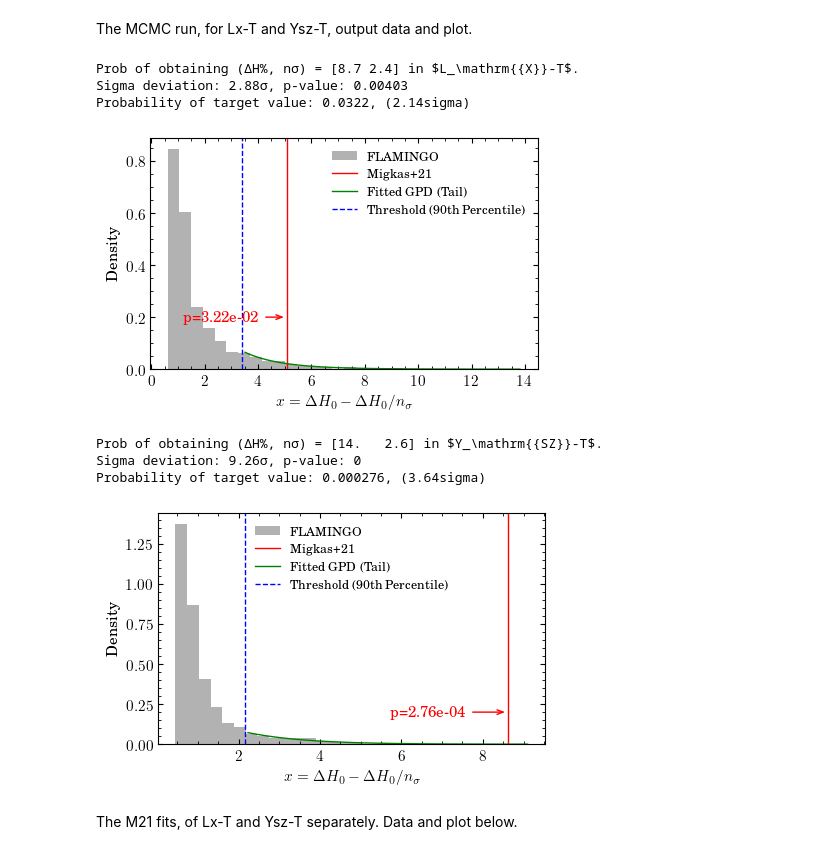
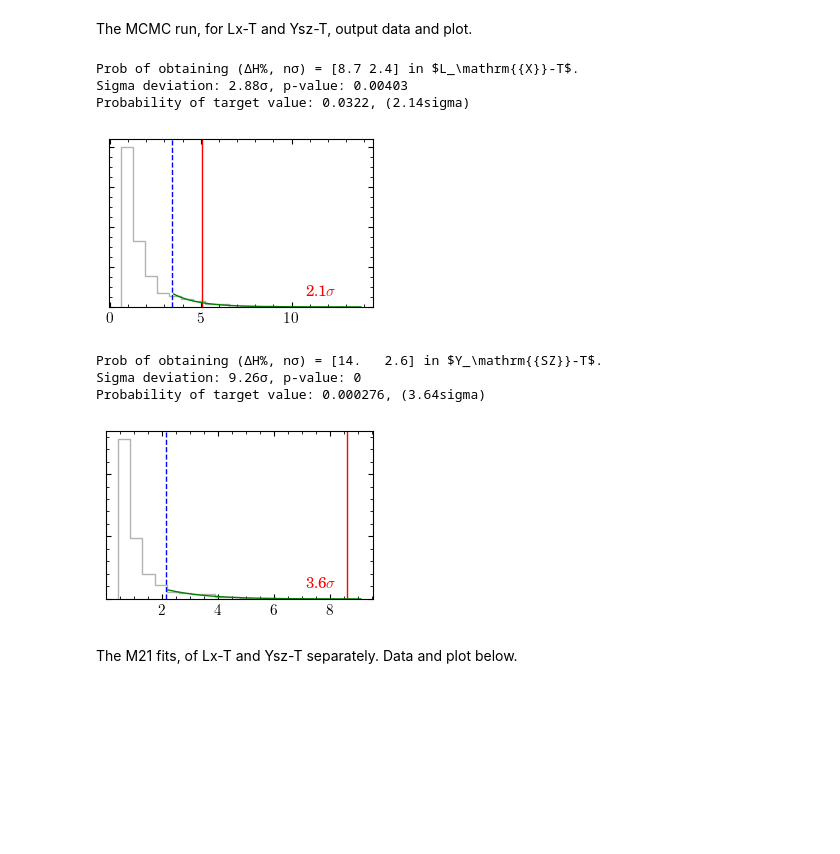
Before and after one commit to YujieH3/anisotropy-flamingo, a Jupyter notebook: analyse/_tab2_fig5_F1_pvalues_evs.ipynb, the cells around one changed output. Drawn from its saved outputs; the diff is of its cells as text; code cells hidden in the pictures; blank space fills up the shorter version.

```diff
--- a/analyse/_tab2_fig5_F1_pvalues_evs.ipynb
+++ b/analyse/_tab2_fig5_F1_pvalues_evs.ipynb
@@ -81,53 +84,46 @@ data_mc = load_data(file_path_mc, data_type_mc)
 target_point_arr_mc = [np.array([8.7, 2.4]), np.array([14, 2.6])]
 for relation, target_point in zip(['$L_\\mathrm{{X}}-T$', '$Y_\\mathrm{{SZ}}-T$'], target_point_arr_mc):
     print(f'Prob of obtaining (ΔH%, nσ) = {target_point} in {relation}.')
     delta_h0, significance = extract_data(data_mc, relation)
     delta_h0_proj = default_proj(delta_h0, significance)
     target_value = default_proj(target_point[0], target_point[1])
 
     sigma_deviation, p_value_sigma = calculate_sigma_p_value(delta_h0_proj, target_value)
     print(f"Sigma deviation: {sigma_deviation:.3g}σ, p-value: {p_value_sigma:.3g}")
 
     percentile = 90
     p_value_evt, sigma_evt = calculate_evt_p_value(delta_h0_proj, target_value, percentile)
     print(f"Probability of target value: {p_value_evt:.3g}, ({sigma_evt:.3g}sigma)")
 
     threshold = np.percentile(delta_h0_proj, percentile)
     exceedances = delta_h0_proj[delta_h0_proj > threshold] - threshold
     params = genpareto.fit(exceedances)
     shape, loc, scale = params
 
     # Plotting results
-    plt.figure(figsize=(5, 3))
-    plt.hist(delta_h0_proj, bins=30, density=True, alpha=0.6, color='gray', label='FLAMINGO')
     x_vals = np.linspace(threshold, delta_h0_proj.max(), 100)
     gpd_pdf = genpareto.pdf(x_vals - threshold, shape, loc, scale) * (1 - percentile / 100)
-    plt.axvline(target_value, color='red', linestyle='-', label=f'Migkas+21')
-    plt.plot(x_vals[1:], gpd_pdf[1:], color='g', label='Fitted GPD (Tail)')
-    plt.axvline(threshold, color='blue', linestyle='--', label=f'Threshold ({percentile}th Percentile)')
 
-    # Annotate the plot
-    plt.annotate(f'p={p_value_evt:.2e}',
-         xy=(target_value, 0.2), xycoords='data',
-         xytext=(target_value - 1, 0.2), textcoords='data',
-         arrowprops=dict(arrowstyle='->,head_width=.15', color='red'),
-         horizontalalignment='right', verticalalignment='center', color='red')
-
-    plt.xlabel('$x=\\Delta H_0 - \\Delta H_0 / n_\\sigma$')
-    plt.ylabel('Density')
-    plt.legend(fontsize=9)
+    # Plot
+    cp._small_evs_(distribution=delta_h0_proj,
+                   target_value=target_value,
+                   x_vals=x_vals,
+                   gpd_pdf=gpd_pdf,
+                   threshold=threshold,
+                   percentile=percentile,
+                   sigma_evt=sigma_evt, color='gray')
 
     # plt.savefig(f'./to_paper/evs_mcmc_{relation[1]}.pdf', bbox_inches='tight')   # save the figure
     plt.show()
 # %% [output]
 Prob of obtaining (ΔH%, nσ) = [8.7 2.4] in $L_\mathrm{{X}}-T$.
 Sigma deviation: 2.88σ, p-value: 0.00403
 Probability of target value: 0.0322, (2.14sigma)
-[figure, old version]
+[figure, new version]
 Prob of obtaining (ΔH%, nσ) = [14.   2.6] in $Y_\mathrm{{SZ}}-T$.
 Sigma deviation: 9.26σ, p-value: 0
 Probability of target value: 0.000276, (3.64sigma)
-[figure, old version]
+[figure, new version]
 # %% [markdown]
 The M21 fits, of Lx-T and Ysz-T separately. Data and plot below.
 # %%
```
Also changed, not shown: parts of 2 cells of this notebook, 50 other files.
